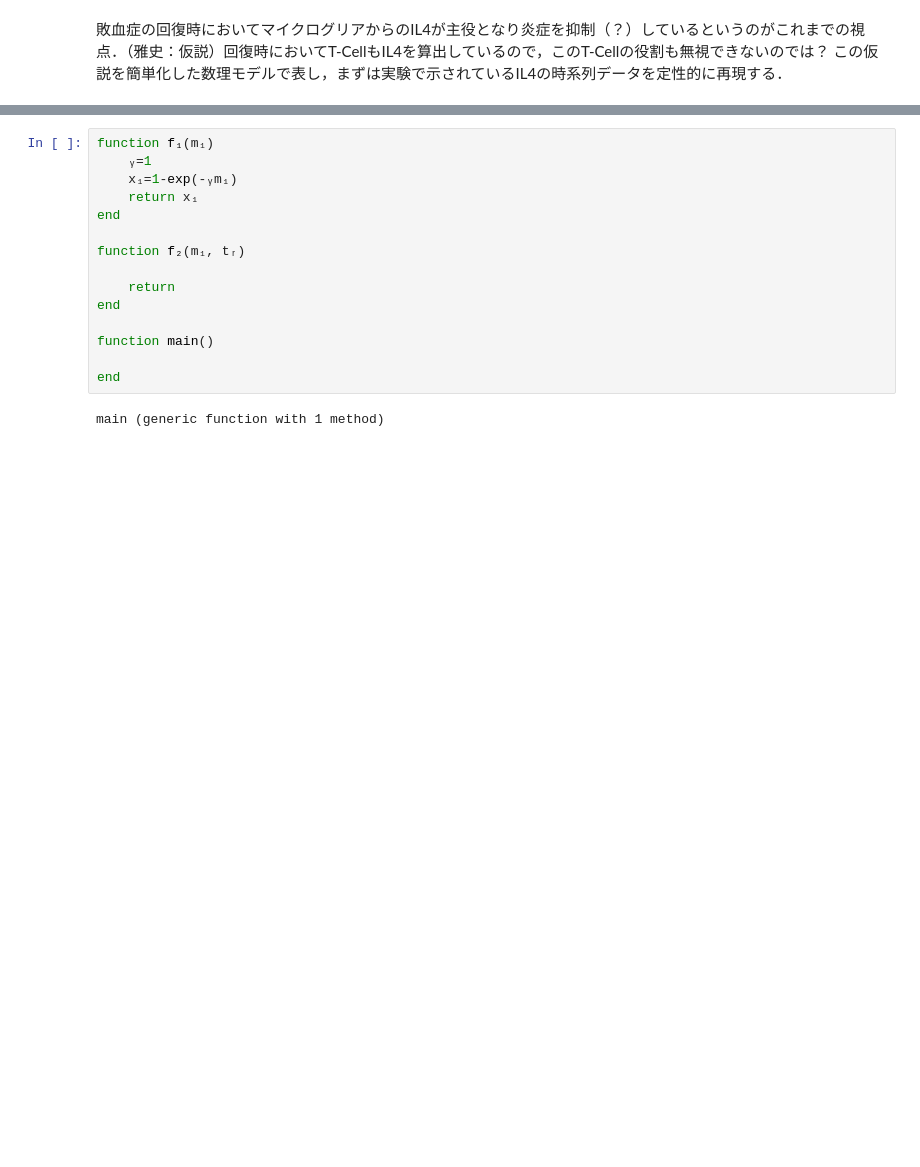
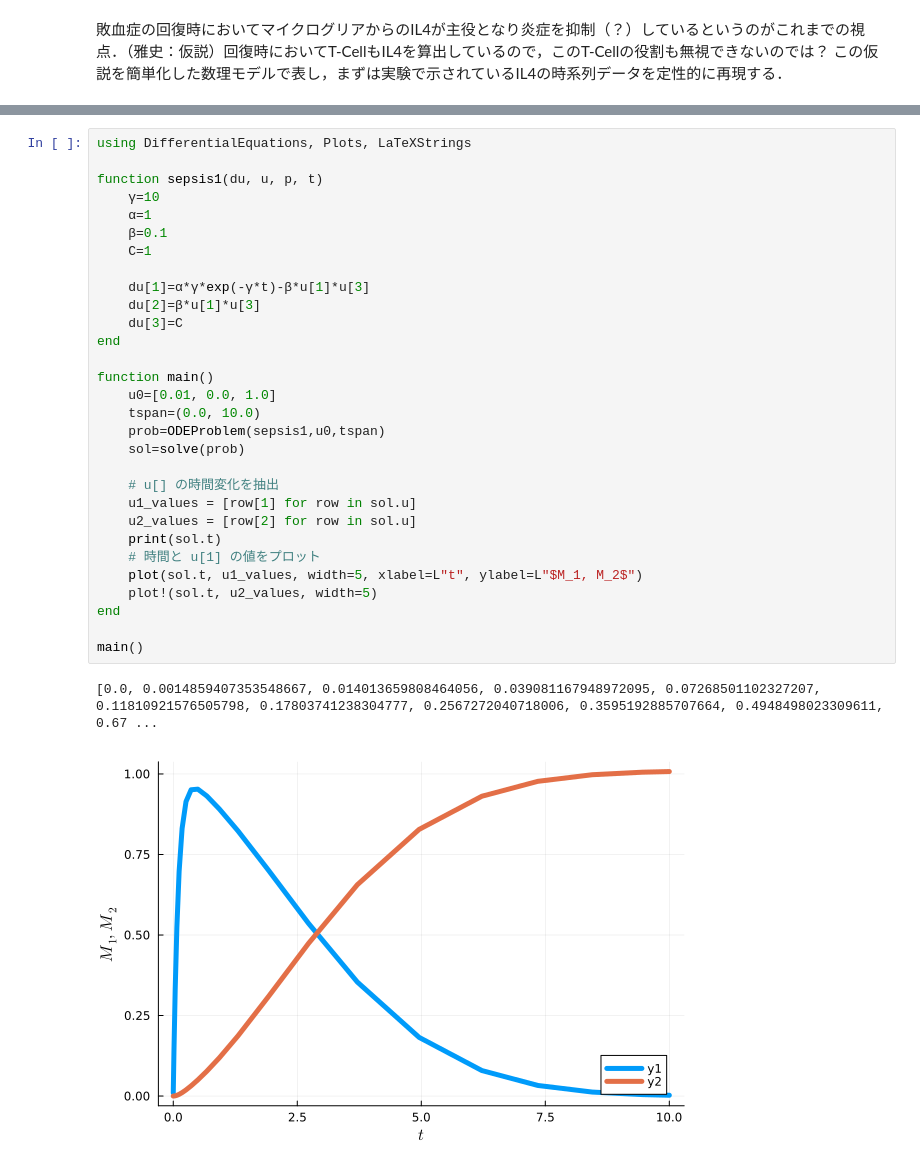
Before and after one commit to kinop0124/masafumi, a Jupyter notebook: src/masa01.ipynb, the cells around one changed output, grey strips where cells are left out. Cells and saved outputs as stored; diff of their text form; blank space fills up the shorter version.

```diff
--- a/src/masa01.ipynb
+++ b/src/masa01.ipynb
@@ -25,18 +25,34 @@ $M_1$：炎症性？マイクログリア，$M_2$：抗炎症性マイクログ
 - $f_2(M_1, T_{reg}):= M_1T_{reg}$
-# %%
-function f₁(m₁)
-    ᵧ=1
-    x₁=1-exp(-ᵧm₁)
-    return x₁
-end
-
-function f₂(m₁, tᵣ)
-
-    return
-end
-
-function main()
-
-end
-# %% [output]
-main (generic function with 1 method)
+# %%
+using DifferentialEquations, Plots, LaTeXStrings
+
+function sepsis1(du, u, p, t)
+    γ=10
+    α=1
+    β=0.1
+    C=1
+
+    du[1]=α*γ*exp(-γ*t)-β*u[1]*u[3]
+    du[2]=β*u[1]*u[3]
+    du[3]=C
+end
+
+function main()
+    u0=[0.01, 0.0, 1.0]
+    tspan=(0.0, 10.0)
+    prob=ODEProblem(sepsis1,u0,tspan)
+    sol=solve(prob)
+
+    # u[] の時間変化を抽出
+    u1_values = [row[1] for row in sol.u]
+    u2_values = [row[2] for row in sol.u]
+    print(sol.t)
+    # 時間と u[1] の値をプロット
+    plot(sol.t, u1_values, width=5, xlabel=L"t", ylabel=L"$M_1, M_2$")
+    plot!(sol.t, u2_values, width=5)
+end
+
+main()
+# %% [output]
+[0.0, 0.0014859407353548667, 0.014013659808464056, 0.039081167948972095, 0.07268501102327207, 0.11810921576505798, 0.17803741238304777, 0.2567272040718006, 0.3595192885707664, 0.4948498023309611, 0.67 ...
+[figure, added]
```
Also changed, not shown: parts of 2 cells of this notebook, 2 other files.
